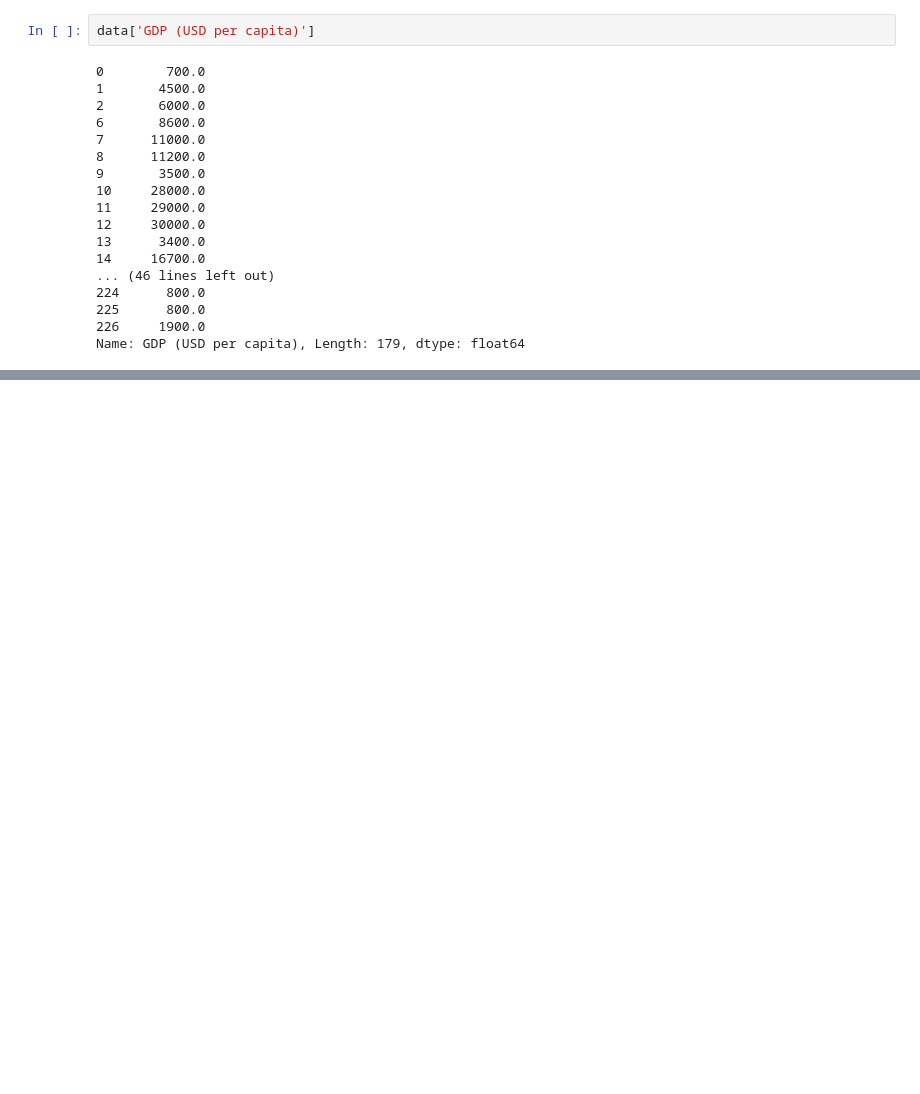
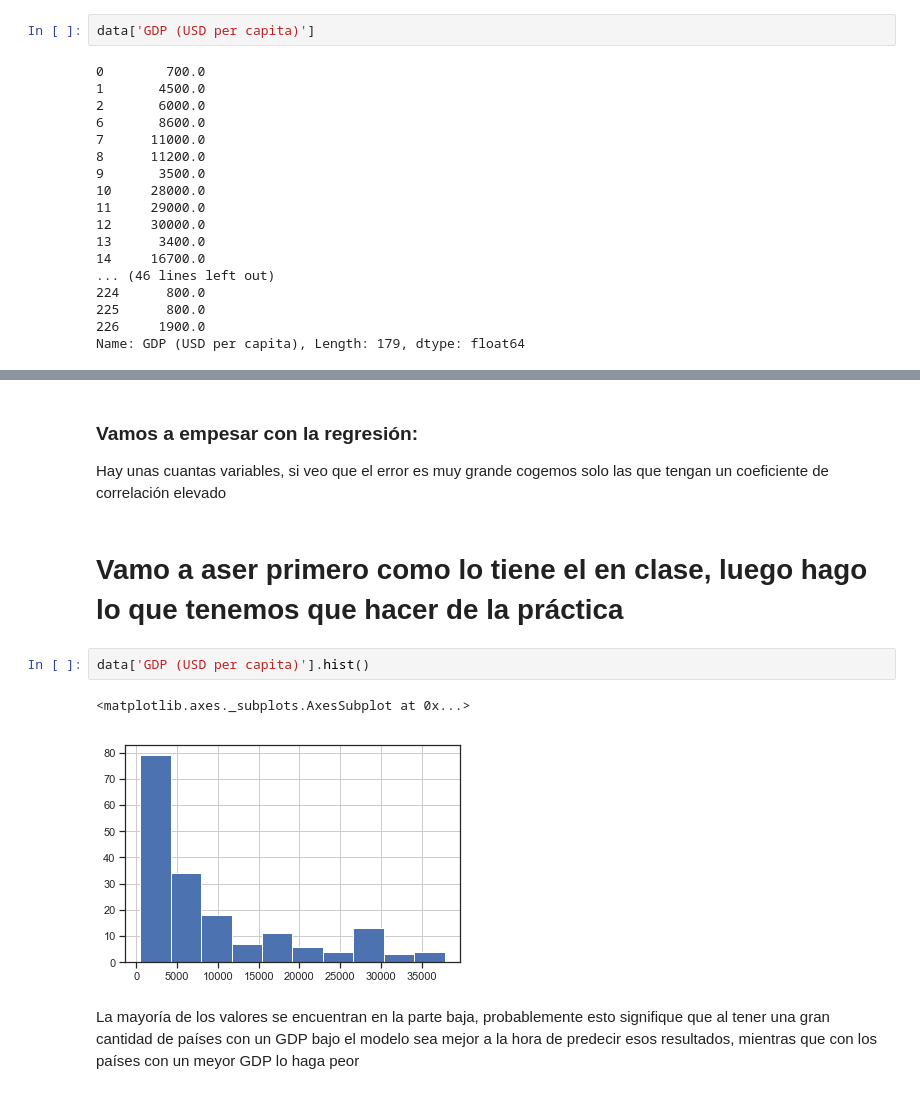
Before and after one commit to Al3xFreeman/IA2, a Jupyter notebook: P1-3.ipynb, the cells around one changed output, grey strips where cells are left out. Saved outputs shown, nothing was run; the diff lists cells and outputs as text; blank space fills up the shorter version.

Commit message:
Regresión hecha, falta entrenar y comentarios

```diff
--- a/P1-3.ipynb
+++ b/P1-3.ipynb
@@ -189,0 +221,13 @@ target_scaled=scaler_y.transform(df_scaled['GDP (USD per capita)'].to_numpy().re
+# %% [markdown]
+### Vamos a empesar con la regresión:
+
+Hay unas cuantas variables, si veo que el error es muy grande cogemos solo las que tengan un coeficiente de correlación elevado
+# %% [markdown]
+# Vamo a aser primero como lo tiene el en clase, luego hago lo que tenemos que hacer de la práctica
+# %%
+data['GDP (USD per capita)'].hist()
+# %% [output]
+<matplotlib.axes._subplots.AxesSubplot at 0x...>
+[figure, added]
+# %% [markdown]
+La mayoría de los valores se encuentran en la parte baja, probablemente esto signifique que al tener una gran cantidad de países con un GDP bajo el modelo sea mejor a la hora de predecir esos resultados, mientras que con los países con un meyor GDP lo haga peor
```
Also changed, not shown: parts of 30 cells of this notebook.
